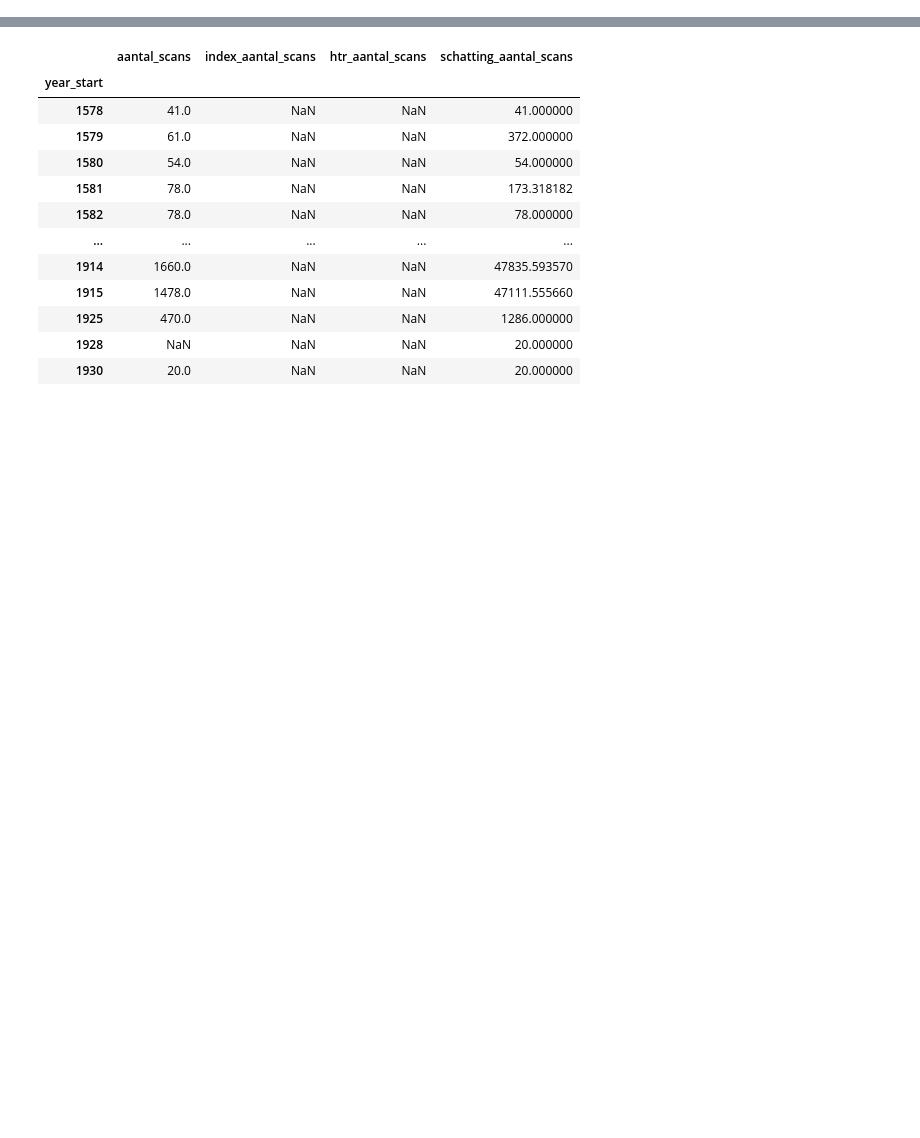
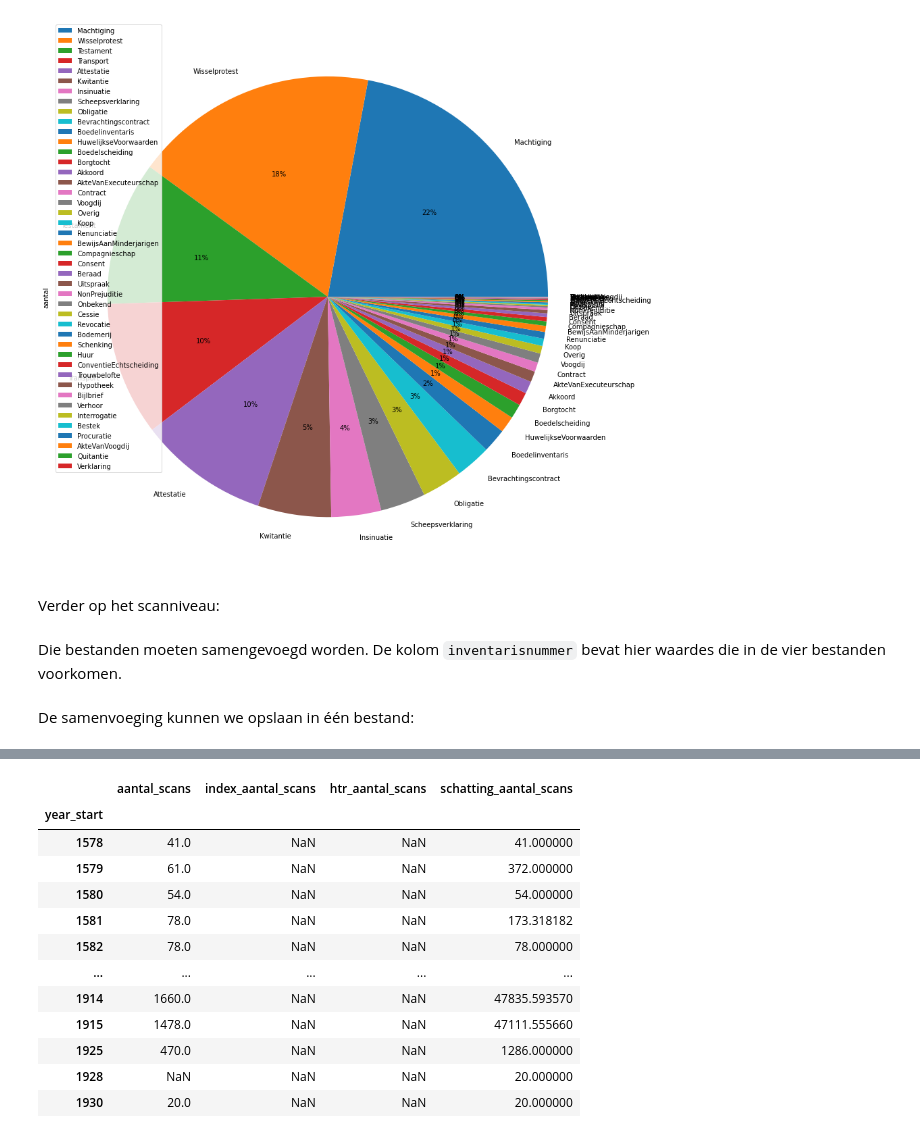
Before and after one commit to Jirsireinders/notarial, a Jupyter notebook: Statistieken_SAA.ipynb, the cells around one changed output, grey strips where cells are left out. Drawn from its saved outputs; the diff is of its cells as text; code cells hidden in the pictures; blank space fills up the shorter version.

```diff
--- a/Statistieken_SAA.ipynb
+++ b/Statistieken_SAA.ipynb
@@ -58,0 +83,4 @@ import numpy as np
+# %%
+df_aktes = pd.read_csv("aktes_per_aktetype.csv")
+df_aktes.set_index("akteTypeLabel", inplace=True)
+df_aktes
@@ -59,6 +106,14 @@ import numpy as np
+# %%
+ax = df_aktes.plot.pie(y="aantal", figsize=(15, 15), autopct="%1.0f%%")
+# %% [output]
+[figure, added]
+# %% [markdown]
+Verder op het scanniveau:
 # %%
 df_scans = pd.read_csv("scans_per_inventarisnummer.csv")
 df_aktes = pd.read_csv("aktes_per_inventarisnummer.csv")
 df_htr = pd.read_csv("htr_per_inventarisnummer.csv")
 df_notaris = pd.read_csv("notaris_per_inventarisnummer.csv")
+# %% [markdown]
+Die bestanden moeten samengevoegd worden. De kolom `inventarisnummer` bevat hier waardes die in de vier bestanden voorkomen.
 # %%
@@ -74,5 +124,7 @@ df_scans_aktes_htr = pd.merge(
 df_scans_aktes_htr_notaris = pd.merge(
     df_scans_aktes_htr, df_notaris, how="outer", on="permalink"
 )
+# %% [markdown]
+De samenvoeging kunnen we opslaan in één bestand:
 # %%
 df_scans_aktes_htr_notaris.to_csv("df_scans_aktes_htr_notaris.csv", index=False)
```
Also changed, not shown: parts of 21 cells of this notebook, 3 other files.
